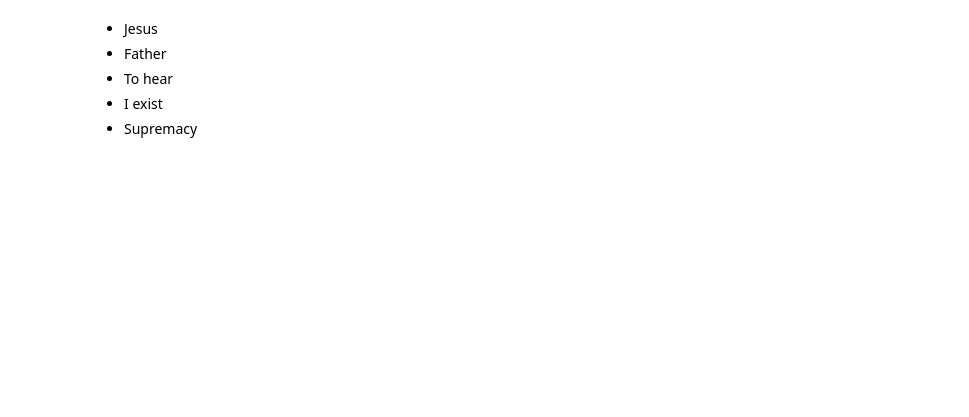
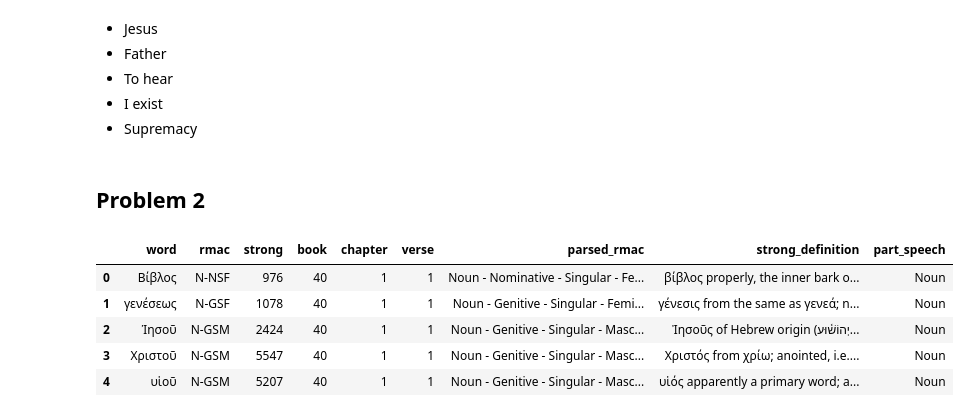
Before and after one commit to Tussky/Datascience-problem-set, a Jupyter notebook: PS2_StatisticalTests.ipynb, the cells around one changed output. Cells and saved outputs as stored; diff of their text form; code cells hidden in the pictures; blank space fills up the shorter version.

```diff
--- a/PS2_StatisticalTests.ipynb
+++ b/PS2_StatisticalTests.ipynb
@@ -126,3 +126,18 @@ Name: count, dtype: int64
 - To hear
 - I exist
 - Supremacy
+# %% [markdown]
+## Problem 2
+# %%
+synoptics = new_testament.query("book in [40,41,42]")
+john = new_testament[new_testament["book"] == 43]
+
+display(synoptics.head())
+display(john.head())
+# %% [output]
+|  | word | rmac | strong | book | chapter | verse | parsed_rmac | strong_definition | part_speech |
+| 0 | Βίβλος | N-NSF | 976 | 40 | 1 | 1 | Noun - Nominative - Singular - Fe... | βίβλος properly, the inner bark o... | Noun |
+| 1 | γενέσεως | N-GSF | 1078 | 40 | 1 | 1 | Noun - Genitive - Singular - Femi... | γένεσις from the same as γενεά; n... | Noun |
+| 2 | Ἰησοῦ | N-GSM | 2424 | 40 | 1 | 1 | Noun - Genitive - Singular - Masc... | Ἰησοῦς of Hebrew origin (יְהוֹשׁ֫וּע... | Noun |
+| 3 | Χριστοῦ | N-GSM | 5547 | 40 | 1 | 1 | Noun - Genitive - Singular - Masc... | Χριστός from χρίω; anointed, i.e.... | Noun |
+| 4 | υἱοῦ | N-GSM | 5207 | 40 | 1 | 1 | Noun - Genitive - Singular - Masc... | υἱός apparently a primary word; a... | Noun |
```
Also changed, not shown: parts of 2 cells of this notebook.
